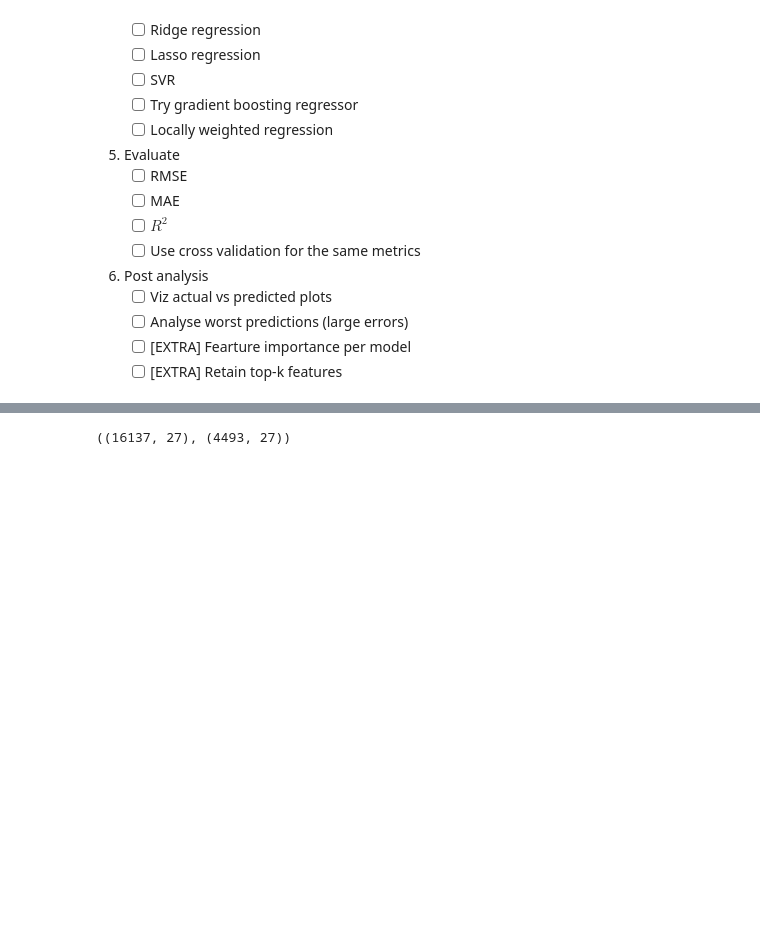
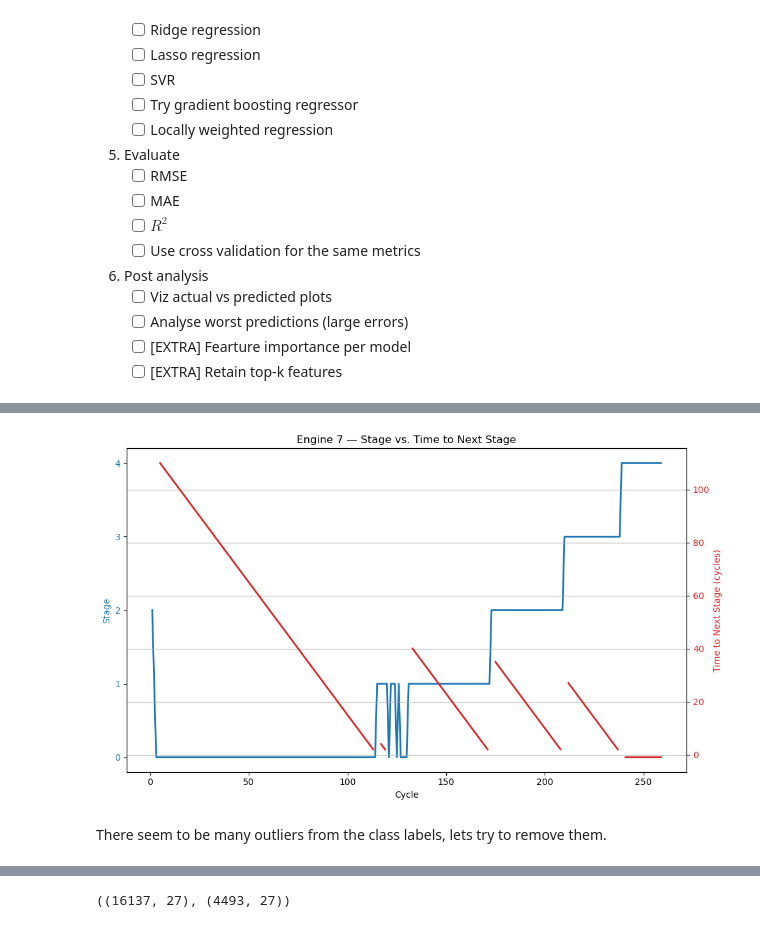
Before and after one commit to Dristro/ML_Project, a Jupyter notebook: G_007_053_055_132_199/code/Phase_3/Phase_3.ipynb, the cells around one changed output, grey strips where cells are left out. Cells and saved outputs as stored; diff of their text form; code cells hidden in the pictures; blank space fills up the shorter version.

```diff
--- a/G_007_053_055_132_199/code/Phase_3/Phase_3.ipynb
+++ b/G_007_053_055_132_199/code/Phase_3/Phase_3.ipynb
@@ -119,0 +206,6 @@ df.shape
+# %%
+plot_time_to_next_stage(df_clean, 7)
+# %% [output]
+[figure, added]
+# %% [markdown]
+There seem to be many outliers from the class labels, lets try to remove them.
```
Also changed, not shown: parts of 8 cells of this notebook.
